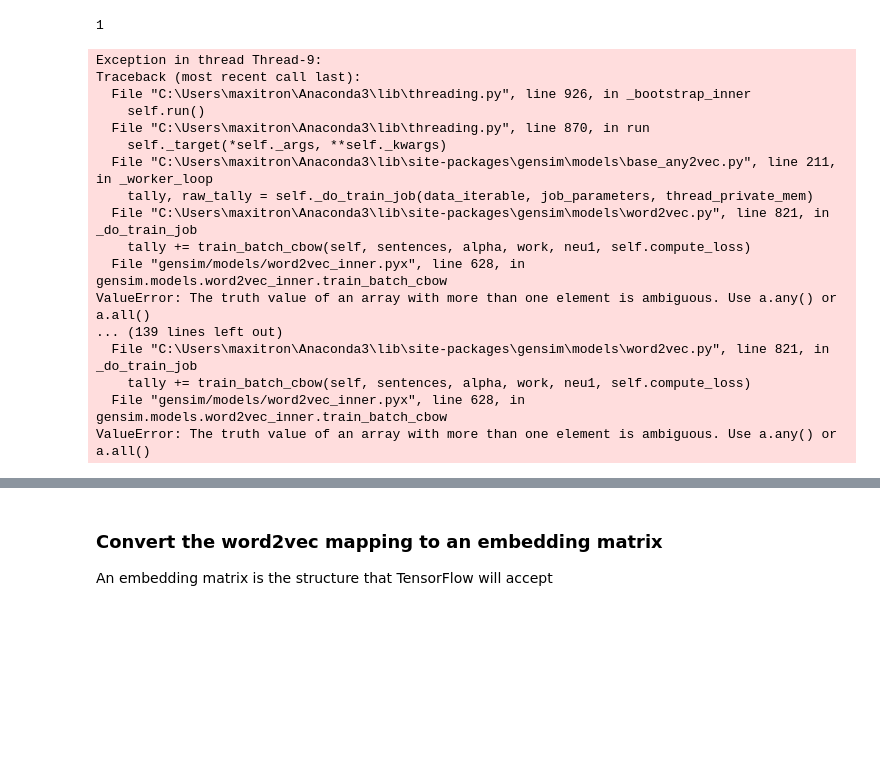
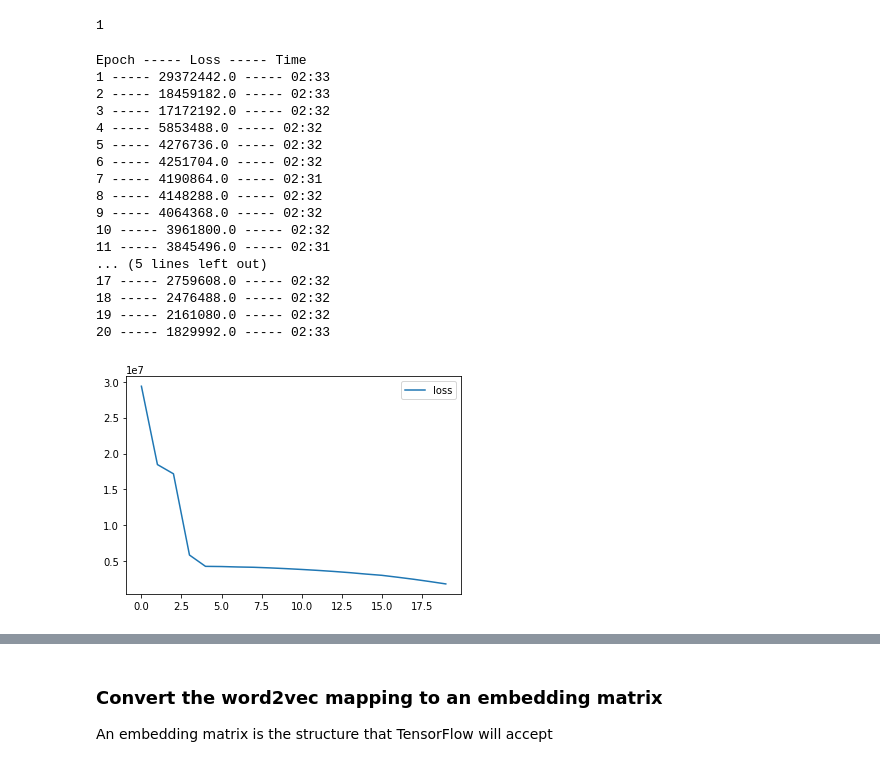
Before and after one commit to maxitron93/mlc_model_implementation, a Jupyter notebook: AmazonCat-13K_processing_2.ipynb, the cells around one changed output, grey strips where cells are left out. Drawn from its saved outputs; the diff is of its cells as text; code cells hidden in the pictures; blank space fills up the shorter version.

```diff
--- a/AmazonCat-13K_processing_2.ipynb
+++ b/AmazonCat-13K_processing_2.ipynb
@@ -100,3 +138,6 @@ In his original CNN-Kim paper, the author used a pre-trained word2vec embedding
 FAST_VERSION
 # %% [output]
 1
+# %%
+# Create loss store
+loss_store = []
@@ -103,30 +174,39 @@ FAST_VERSION
 # %%
-# Train the word2vec word vectors (200 dimensions)
-EMBEDDING_DIMENSION = 200
+# Train the word2vec word vectors (150 dimensions)
+EMBEDDING_DIMENSION = 150
+print(f'Epoch ----- Loss ----- Time')
 word_vectors = Word2Vec(sentences = stringified_sequences,
                         sg = 0, # 0 for continuous bag of words model, 1 for skip-gram model
                         size = EMBEDDING_DIMENSION, # Dimensionality of the word vectors
-                        window = 10, # Maximum distance between the current and predicted word within a sentence
+                        window = 5, # Maximum distance between the current and predicted word within a sentence
                         workers = 12, # Use these many worker threads to train the model
-                        iter = 10) # Run this many time through the dataset
+                        compute_loss=True,
+                        callbacks=[callback()],
+                        iter = 20) # Run this many time through the dataset
 # %% [output]
-Exception in thread Thread-9:
-Traceback (most recent call last):
-  File "C:\Users\maxitron\Anaconda3\lib\threading.py", line 926, in _bootstrap_inner
-    self.run()
-  File "C:\Users\maxitron\Anaconda3\lib\threading.py", line 870, in run
-    self._target(*self._args, **self._kwargs)
-  File "C:\Users\maxitron\Anaconda3\lib\site-packages\gensim\models\base_any2vec.py", line 211, in _worker_loop
-    tally, raw_tally = self._do_train_job(data_iterable, job_parameters, thread_private_mem)
-  File "C:\Users\maxitron\Anaconda3\lib\site-packages\gensim\models\word2vec.py", line 821, in _do_train_job
-    tally += train_batch_cbow(self, sentences, alpha, work, neu1, self.compute_loss)
-  File "gensim/models/word2vec_inner.pyx", line 628, in gensim.models.word2vec_inner.train_batch_cbow
-ValueError: The truth value of an array with more than one element is ambiguous. Use a.any() or a.all()
-... (139 lines left out)
-  File "C:\Users\maxitron\Anaconda3\lib\site-packages\gensim\models\word2vec.py", line 821, in _do_train_job
-    tally += train_batch_cbow(self, sentences, alpha, work, neu1, self.compute_loss)
-  File "gensim/models/word2vec_inner.pyx", line 628, in gensim.models.word2vec_inner.train_batch_cbow
-ValueError: The truth value of an array with more than one element is ambiguous. Use a.any() or a.all()
+Epoch ----- Loss ----- Time
+1 ----- 29372442.0 ----- 02:33
+2 ----- 18459182.0 ----- 02:33
+3 ----- 17172192.0 ----- 02:32
+4 ----- 5853488.0 ----- 02:32
+5 ----- 4276736.0 ----- 02:32
+6 ----- 4251704.0 ----- 02:32
+7 ----- 4190864.0 ----- 02:31
+8 ----- 4148288.0 ----- 02:32
+9 ----- 4064368.0 ----- 02:32
+10 ----- 3961800.0 ----- 02:32
+11 ----- 3845496.0 ----- 02:31
+... (5 lines left out)
+17 ----- 2759608.0 ----- 02:32
+18 ----- 2476488.0 ----- 02:32
+19 ----- 2161080.0 ----- 02:32
+20 ----- 1829992.0 ----- 02:33
+# %%
+# Plot the loss at each itteration
+plt.plot(loss_store, label='loss');
+plt.legend();
+# %% [output]
+[figure, added]
 # %%
 # Check the number of tokens that have been trained for
 len(word_vectors.wv.vocab.keys())
```
Also changed, not shown: parts of 19 cells of this notebook.
